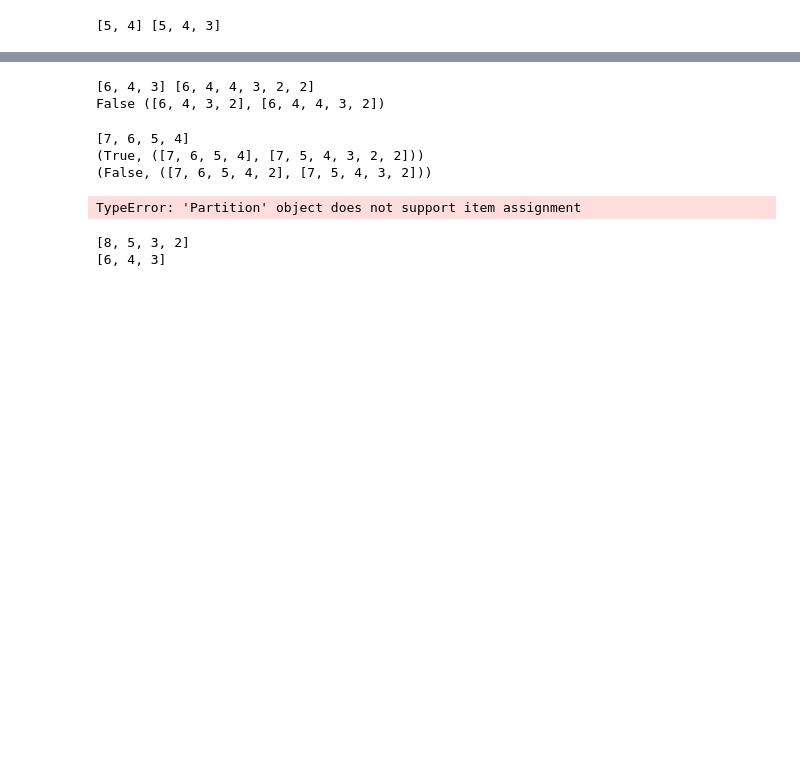
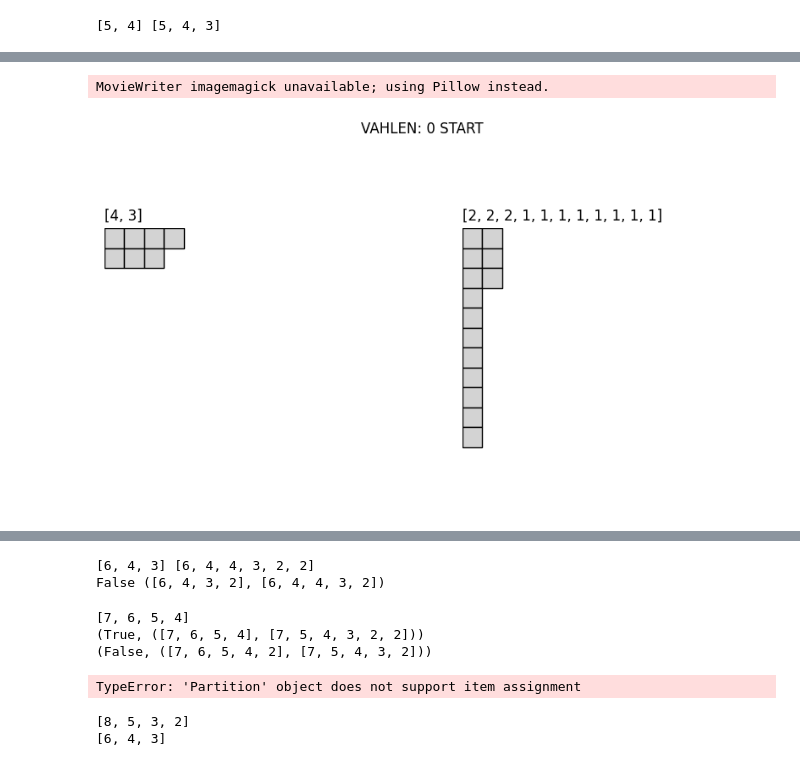
Before and after one commit to aleksgorica/involution-principle-pentagonal-recursion, a Jupyter notebook: bijection2.ipynb, the cells around one changed output, grey strips where cells are left out. Saved outputs shown, nothing was run; the diff lists cells and outputs as text; code cells hidden in the pictures; blank space fills up the shorter version.

Commit message:
rewriten in python, added gif generator

```diff
--- a/bijection2.ipynb
+++ b/bijection2.ipynb
@@ -209,0 +354,52 @@ list(partitions(5))
+# %%
+import matplotlib.pyplot as plt
+import matplotlib.patches as patches
+from matplotlib.animation import FuncAnimation, FFMpegFileWriter
+
+def draw_young_tableau(ax, partition, max_width, max_height):
+    ax.clear()  # Clear previous drawings
+    ax.set_aspect('equal')
+    ax.axis('off')  # Turn off the axis visibility
+    for y, row in enumerate(partition):
+        for x in range(row):
+            # Draw each square with consistent size and color
+            ax.add_patch(patches.Rectangle((x, -y), 1, -1, fill=True, edgecolor='black', facecolor='lightgray'))
+    # Adjust subplot limits to maintain consistent square sizes across frames
+    ax.set_xlim(0, max(max_width, 1))
+    ax.set_ylim(-max(max_height, 1), 0)
+    # print partition over the diagram
+    ax.text(0, 1, str(partition), fontsize=12, ha='left', va='top')
+
+
+def update(frame_number):
+    partition_pair = partition_pairs[frame_number]
+    # Determine the max_width and max_height from all partitions to maintain consistent square sizes
+    # all_partitions = [part for pair in partition_pairs for part in pair]
+    # max_width = max(max(partition) for partition in all_partitions)
+    # max_height = max(sum(len(partition) for partition in partition_pairs) // len(partition_pairs), 1)
+    #create a title
+    fig.suptitle(("VAHLEN" if frame_number % 2 == 0 else "FRANKLIN") + ": " + str(frame_number // 2) + " " + ("START" if frame_number == 0 else "END" if frame_number == len(partition_pairs) - 1 else ""))
+    draw_young_tableau(axs[0], partition_pair.partition1, max_width, max_height)
+    draw_young_tableau(axs[1], partition_pair.partition2, max_width, max_height)
+
+# Example series of partition pairs
+# partition_pairs = [PartitionPair(Partition([30, 4, 3, 1]), Partition([3, 3, 2, 1, 1])),
+#                      PartitionPair(Partition([10, 6, 4, 3, 2, 1]), Partition([5, 4, 3, 2, 1])),
+#                      PartitionPair(Partition([5, 4, 3, 2, 1]), Partition([4, 3, 2, 1])),
+#                      PartitionPair(Partition([4, 3, 2, 1]), Partition([3, 2, 1])),
+#                      PartitionPair(Partition([3, 2, 1]), Partition([2, 1])),
+#                      PartitionPair(Partition([2, 1]), Partition([1]))]
+pair = biggest[20][0]
+partition_pairs = [el for el in pair.principle_generator(vahlen=True)]
+max_height = max([max(len(p.partition1), len(p.partition2)) for p in partition_pairs])
+max_width = max([max(p.partition1.largest(), p.partition2.largest()) for p in partition_pairs])
+
+fig, axs = plt.subplots(1, 2, figsize=(10, 6))  # Adjust the figsize to ensure consistent square sizes
+ani = FuncAnimation(fig, update, frames=len(partition_pairs), interval=1000, repeat=True)
+
+
+
+ani.save(filename="ffmpeg_example.gif", writer="imagemagick")
+# %% [output]
+MovieWriter imagemagick unavailable; using Pillow instead.
+[figure, added]
```
Also changed, not shown: parts of 11 cells of this notebook, 2 other files.
